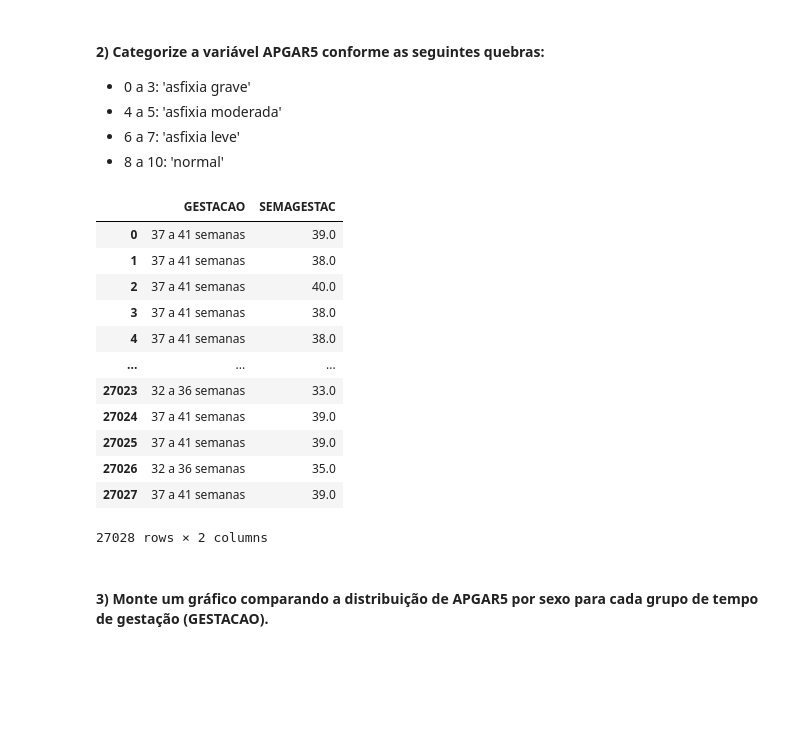
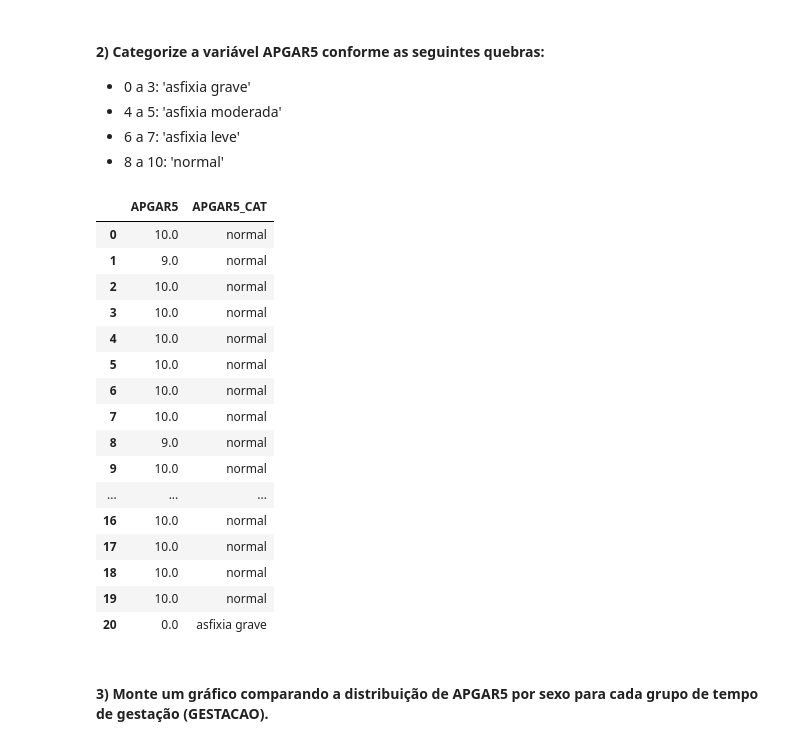
Before and after one commit to vinisavordelli/exercicio_10, a Jupyter notebook: Ciência de Dados/Exercicio_9/mod06 Tarefa 3.ipynb, the cells around one changed output. Drawn from its saved outputs; the diff is of its cells as text; code cells hidden in the pictures; blank space fills up the shorter version.

```diff
--- a/Ciência de Dados/Exercicio_9/mod06 Tarefa 3.ipynb
+++ b/Ciência de Dados/Exercicio_9/mod06 Tarefa 3.ipynb
@@ -19,22 +19,25 @@ sinasc = pd.read_csv('https://raw.githubusercontent.com/vinisavordelli/exercicio
 # %%
 sinasc['APGAR5_CAT'] = pd.cut(sinasc['APGAR5'], bins=[-1, 3, 5, 7, 10], labels=['asfixia grave', 'asfixia moderada', 'asfixia leve', 'normal'])
 test = sinasc[['APGAR5', 'APGAR5_CAT']]
 test.head(21)
-sinasc[['GESTACAO', 'SEMAGESTAC']]
 # %% [output]
-|  | GESTACAO | SEMAGESTAC |
-| 0 | 37 a 41 semanas | 39.0 |
-| 1 | 37 a 41 semanas | 38.0 |
-| 2 | 37 a 41 semanas | 40.0 |
-| 3 | 37 a 41 semanas | 38.0 |
-| 4 | 37 a 41 semanas | 38.0 |
+|  | APGAR5 | APGAR5_CAT |
+| 0 | 10.0 | normal |
+| 1 | 9.0 | normal |
+| 2 | 10.0 | normal |
+| 3 | 10.0 | normal |
+| 4 | 10.0 | normal |
+| 5 | 10.0 | normal |
+| 6 | 10.0 | normal |
+| 7 | 10.0 | normal |
+| 8 | 9.0 | normal |
+| 9 | 10.0 | normal |
 | ... | ... | ... |
-| 27023 | 32 a 36 semanas | 33.0 |
-| 27024 | 37 a 41 semanas | 39.0 |
-| 27025 | 37 a 41 semanas | 39.0 |
-| 27026 | 32 a 36 semanas | 35.0 |
-| 27027 | 37 a 41 semanas | 39.0 |
+| 16 | 10.0 | normal |
+| 17 | 10.0 | normal |
+| 18 | 10.0 | normal |
+| 19 | 10.0 | normal |
+| 20 | 0.0 | asfixia grave |
-27028 rows × 2 columns
 # %% [markdown]
 #### 3) Monte um gráfico comparando a distribuição de APGAR5 por sexo para cada grupo de tempo de gestação (GESTACAO).
 # %%
```
